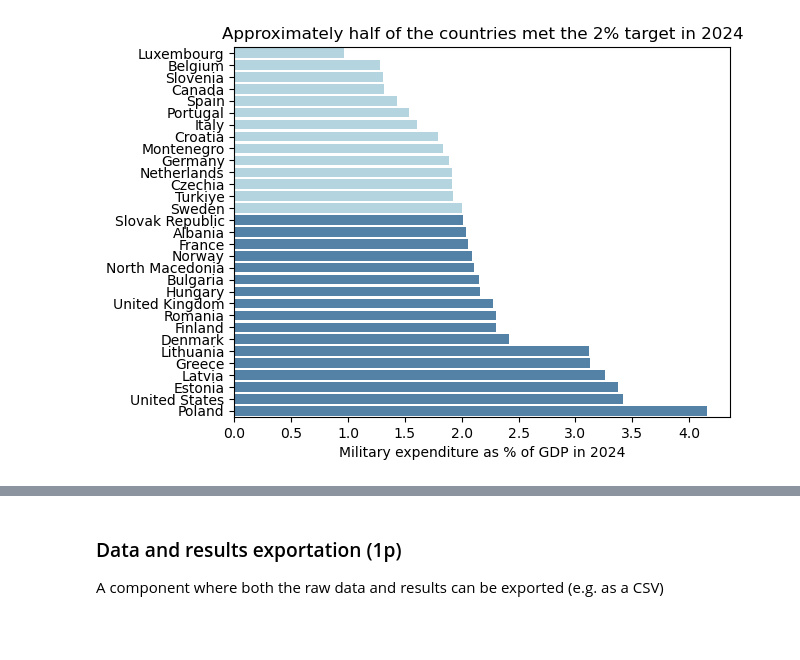
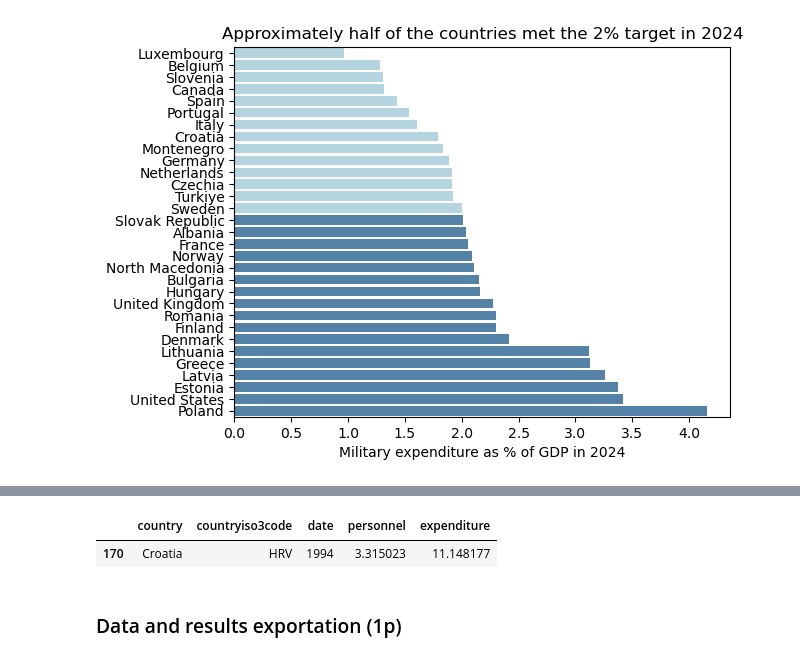
Before and after one commit to akpsspace/Hanken_PythonProgramming, a Jupyter notebook: Assignments/FinalAssignment/project.ipynb, the cells around one changed output, grey strips where cells are left out. Saved outputs shown, nothing was run; the diff lists cells and outputs as text; code cells hidden in the pictures; blank space fills up the shorter version.

```diff
--- a/Assignments/FinalAssignment/project.ipynb
+++ b/Assignments/FinalAssignment/project.ipynb
@@ -342,4 +446,7 @@ plt.show()
+# %%
+df[df['expenditure'] == df['expenditure'].max()]
+# %% [output]
+|  | country | countryiso3code | date | personnel | expenditure |
+| 170 | Croatia | HRV | 1994 | 3.315023 | 11.148177 |
 # %% [markdown]
 ### Data and results exportation (1p)
-
-A component where both the raw data and results can be exported (e.g. as a CSV)
```
Also changed, not shown: parts of 18 cells of this notebook, 6 other files.
